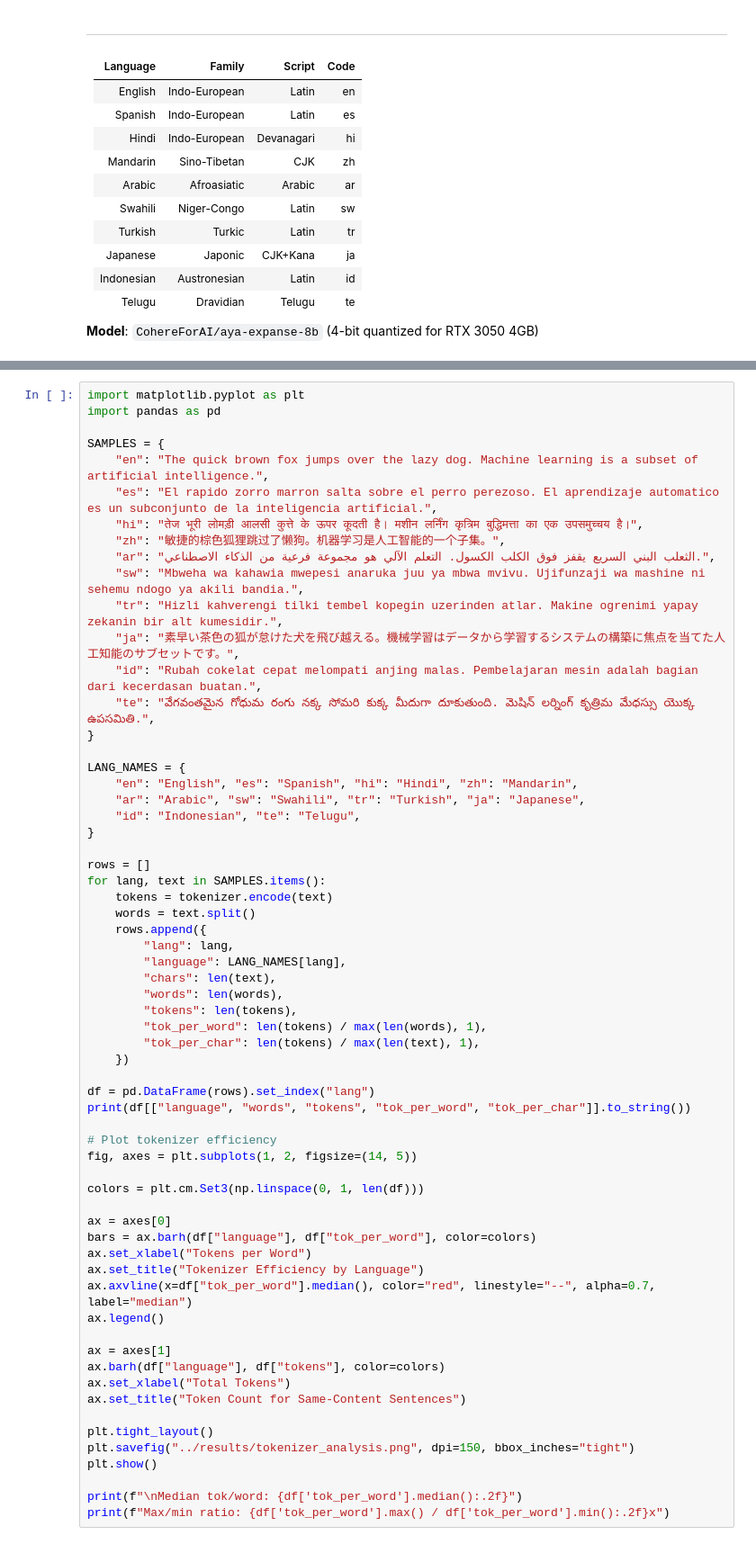
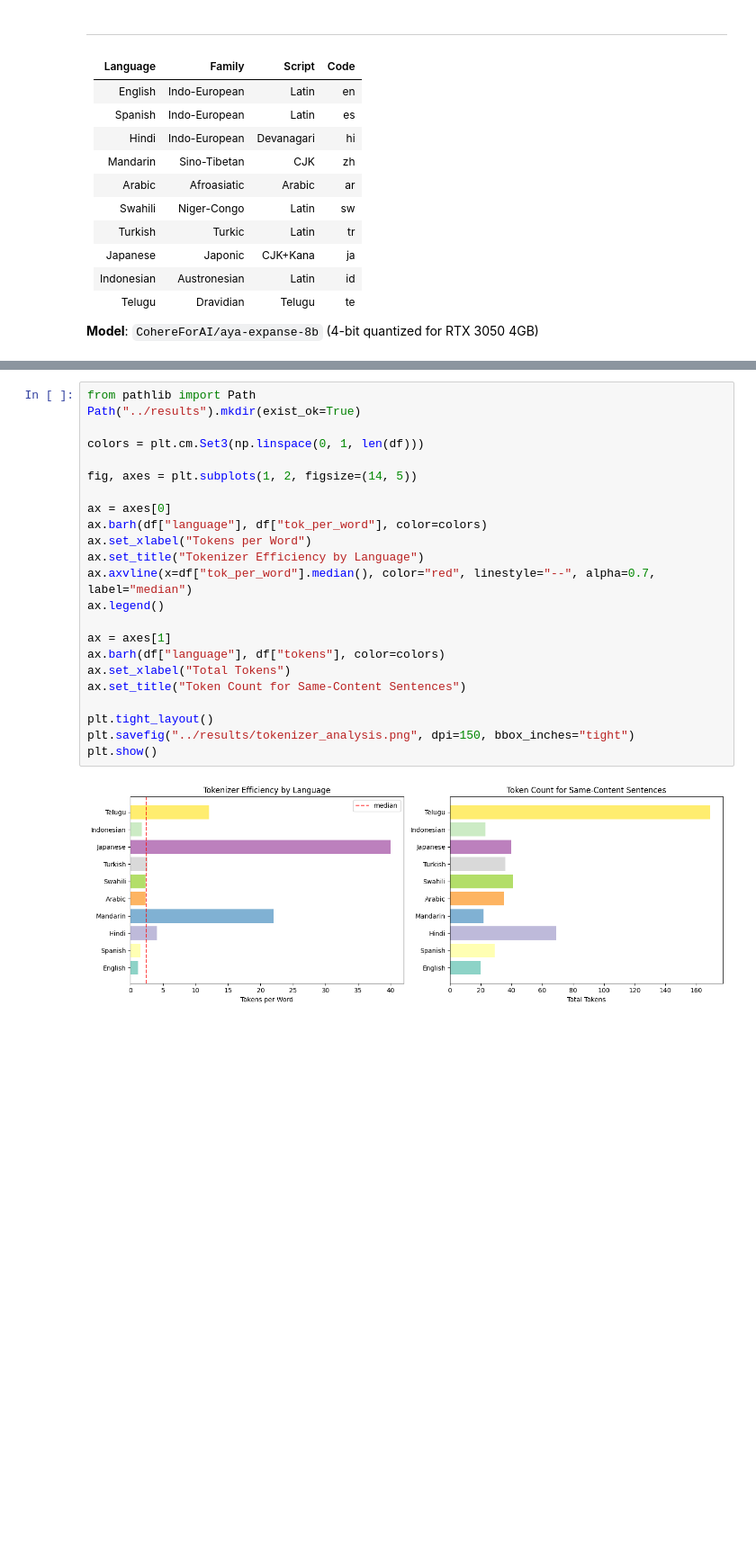
Before and after one commit to Wayy-Research/project-aya, a Jupyter notebook: notebooks/01_explore_aya_teacher.ipynb, the cells around one changed output, grey strips where cells are left out. Shown at 90% size. Cells and saved outputs as stored; diff of their text form; blank space fills up the shorter version.

```diff
--- a/notebooks/01_explore_aya_teacher.ipynb
+++ b/notebooks/01_explore_aya_teacher.ipynb
@@ -120,64 +129,26 @@ How efficiently does the Aya tokenizer encode each language? Higher tokens-per-w
 # %%
-import matplotlib.pyplot as plt
-import pandas as pd
-
-SAMPLES = {
-    "en": "The quick brown fox jumps over the lazy dog. Machine learning is a subset of artificial intelligence.",
-    "es": "El rapido zorro marron salta sobre el perro perezoso. El aprendizaje automatico es un subconjunto de la inteligencia artificial.",
-    "hi": "तेज भूरी लोमड़ी आलसी कुत्ते के ऊपर कूदती है। मशीन लर्निंग कृत्रिम बुद्धिमत्ता का एक उपसमुच्चय है।",
-    "zh": "敏捷的棕色狐狸跳过了懒狗。机器学习是人工智能的一个子集。",
-    "ar": "الثعلب البني السريع يقفز فوق الكلب الكسول. التعلم الآلي هو مجموعة فرعية من الذكاء الاصطناعي.",
-    "sw": "Mbweha wa kahawia mwepesi anaruka juu ya mbwa mvivu. Ujifunzaji wa mashine ni sehemu ndogo ya akili bandia.",
-    "tr": "Hizli kahverengi tilki tembel kopegin uzerinden atlar. Makine ogrenimi yapay zekanin bir alt kumesidir.",
-    "ja": "素早い茶色の狐が怠けた犬を飛び越える。機械学習はデータから学習するシステムの構築に焦点を当てた人工知能のサブセットです。",
-    "id": "Rubah cokelat cepat melompati anjing malas. Pembelajaran mesin adalah bagian dari kecerdasan buatan.",
-    "te": "వేగవంతమైన గోధుమ రంగు నక్క సోమరి కుక్క మీదుగా దూకుతుంది. మెషిన్ లర్నింగ్ కృత్రిమ మేధస్సు యొక్క ఉపసమితి.",
-}
-
-LANG_NAMES = {
-    "en": "English", "es": "Spanish", "hi": "Hindi", "zh": "Mandarin",
-    "ar": "Arabic", "sw": "Swahili", "tr": "Turkish", "ja": "Japanese",
-    "id": "Indonesian", "te": "Telugu",
-}
-
-rows = []
-for lang, text in SAMPLES.items():
-    tokens = tokenizer.encode(text)
-    words = text.split()
-    rows.append({
-        "lang": lang,
-        "language": LANG_NAMES[lang],
-        "chars": len(text),
-        "words": len(words),
-        "tokens": len(tokens),
-        "tok_per_word": len(tokens) / max(len(words), 1),
-        "tok_per_char": len(tokens) / max(len(text), 1),
-    })
-
-df = pd.DataFrame(rows).set_index("lang")
-print(df[["language", "words", "tokens", "tok_per_word", "tok_per_char"]].to_string())
-
-# Plot tokenizer efficiency
-fig, axes = plt.subplots(1, 2, figsize=(14, 5))
+from pathlib import Path
+Path("../results").mkdir(exist_ok=True)
 
 colors = plt.cm.Set3(np.linspace(0, 1, len(df)))
 
+fig, axes = plt.subplots(1, 2, figsize=(14, 5))
+
 ax = axes[0]
-bars = ax.barh(df["language"], df["tok_per_word"], color=colors)
+ax.barh(df["language"], df["tok_per_word"], color=colors)
 ax.set_xlabel("Tokens per Word")
 ax.set_title("Tokenizer Efficiency by Language")
 ax.axvline(x=df["tok_per_word"].median(), color="red", linestyle="--", alpha=0.7, label="median")
 ax.legend()
 
 ax = axes[1]
 ax.barh(df["language"], df["tokens"], color=colors)
 ax.set_xlabel("Total Tokens")
 ax.set_title("Token Count for Same-Content Sentences")
 
 plt.tight_layout()
 plt.savefig("../results/tokenizer_analysis.png", dpi=150, bbox_inches="tight")
 plt.show()
-
-print(f"\nMedian tok/word: {df['tok_per_word'].median():.2f}")
-print(f"Max/min ratio: {df['tok_per_word'].max() / df['tok_per_word'].min():.2f}x")
+# %% [output]
+[figure, added]
 # %% [markdown]
```
Also changed, not shown: parts of 13 cells of this notebook, 36 other files.
